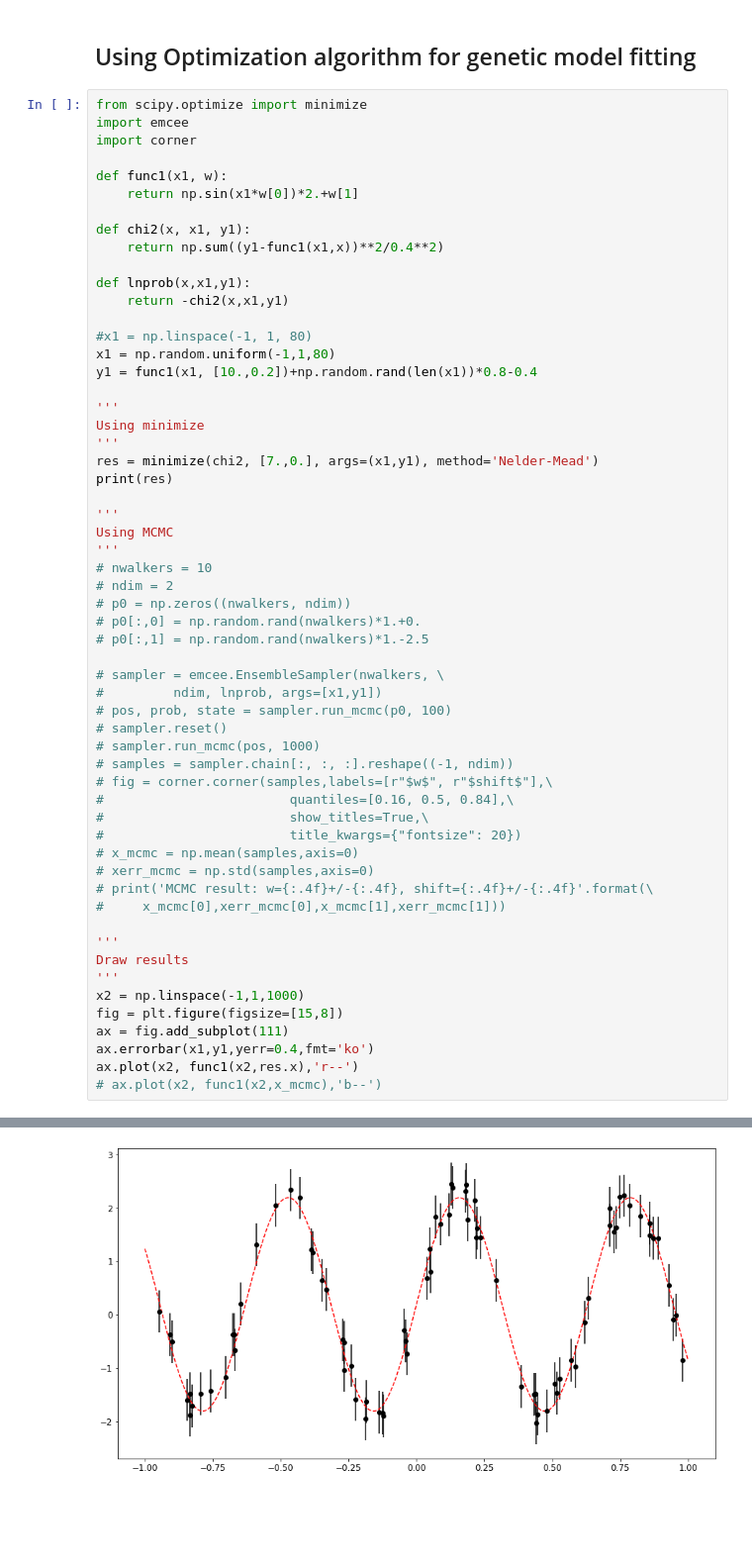
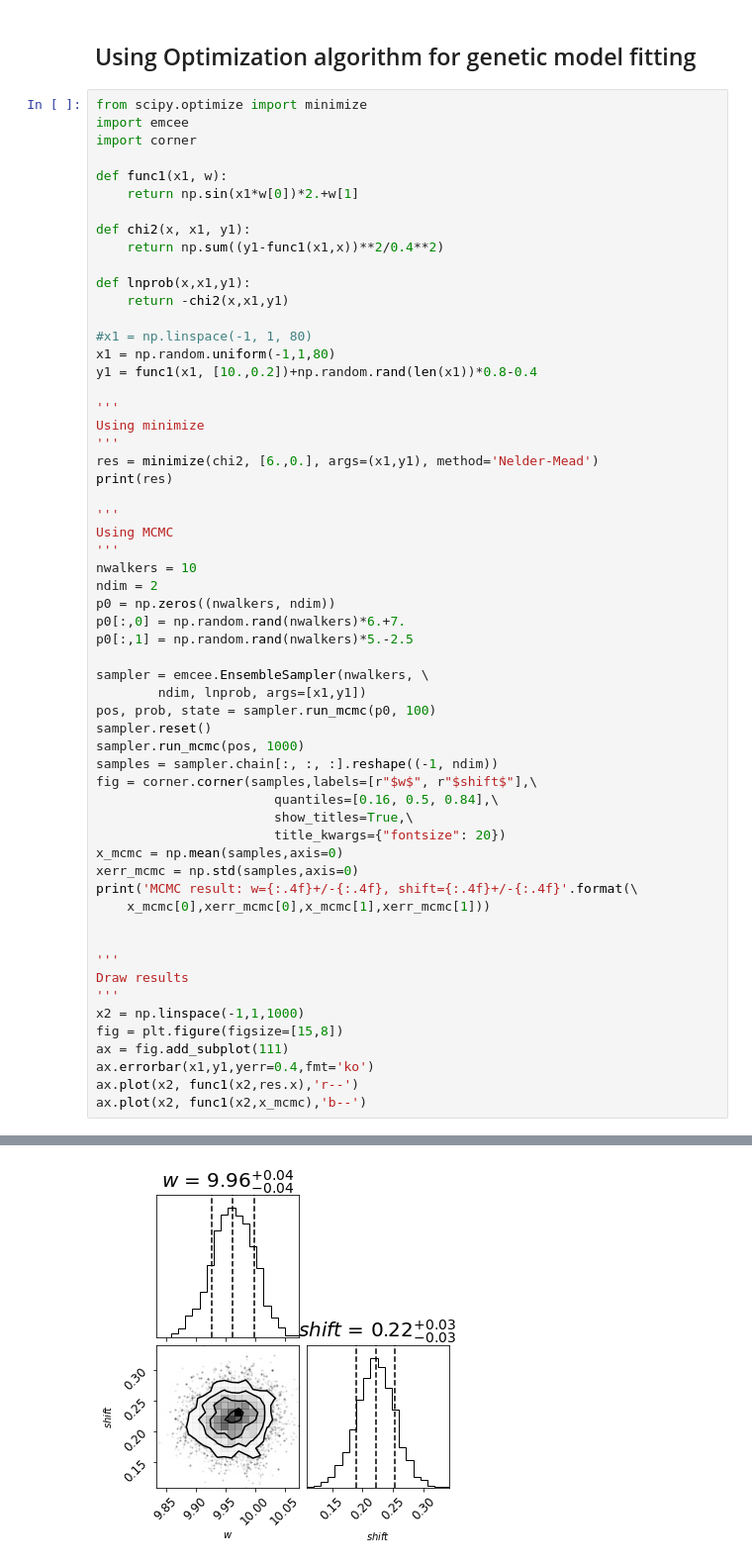
Before and after one commit to liuchaonaoc/Astrostatistics2022, a Jupyter notebook: Sample4A-2_modelfitting.ipynb, the cells around one changed output, grey strips where cells are left out. Shown at 99% size. Saved outputs shown, nothing was run; the diff lists cells and outputs as text; blank space fills up the shorter version.

```diff
--- a/Sample4A-2_modelfitting.ipynb
+++ b/Sample4A-2_modelfitting.ipynb
@@ -213,32 +213,33 @@ y1 = func1(x1, [10.,0.2])+np.random.rand(len(x1))*0.8-0.4
 '''
 Using minimize
 '''
-res = minimize(chi2, [7.,0.], args=(x1,y1), method='Nelder-Mead')
+res = minimize(chi2, [6.,0.], args=(x1,y1), method='Nelder-Mead')
 print(res)
 
 '''
 Using MCMC
 '''
-# nwalkers = 10
-# ndim = 2
-# p0 = np.zeros((nwalkers, ndim))
-# p0[:,0] = np.random.rand(nwalkers)*1.+0.
-# p0[:,1] = np.random.rand(nwalkers)*1.-2.5
+nwalkers = 10
+ndim = 2
+p0 = np.zeros((nwalkers, ndim))
+p0[:,0] = np.random.rand(nwalkers)*6.+7.
+p0[:,1] = np.random.rand(nwalkers)*5.-2.5
 
-# sampler = emcee.EnsembleSampler(nwalkers, \
-#         ndim, lnprob, args=[x1,y1])
-# pos, prob, state = sampler.run_mcmc(p0, 100)
-# sampler.reset()
-# sampler.run_mcmc(pos, 1000)
-# samples = sampler.chain[:, :, :].reshape((-1, ndim))
-# fig = corner.corner(samples,labels=[r"$w$", r"$shift$"],\
-#                        quantiles=[0.16, 0.5, 0.84],\
-#                        show_titles=True,\
-#                        title_kwargs={"fontsize": 20})
-# x_mcmc = np.mean(samples,axis=0)
-# xerr_mcmc = np.std(samples,axis=0)
-# print('MCMC result: w={:.4f}+/-{:.4f}, shift={:.4f}+/-{:.4f}'.format(\
-#     x_mcmc[0],xerr_mcmc[0],x_mcmc[1],xerr_mcmc[1]))
+sampler = emcee.EnsembleSampler(nwalkers, \
+        ndim, lnprob, args=[x1,y1])
+pos, prob, state = sampler.run_mcmc(p0, 100)
+sampler.reset()
+sampler.run_mcmc(pos, 1000)
+samples = sampler.chain[:, :, :].reshape((-1, ndim))
+fig = corner.corner(samples,labels=[r"$w$", r"$shift$"],\
+                       quantiles=[0.16, 0.5, 0.84],\
+                       show_titles=True,\
+                       title_kwargs={"fontsize": 20})
+x_mcmc = np.mean(samples,axis=0)
+xerr_mcmc = np.std(samples,axis=0)
+print('MCMC result: w={:.4f}+/-{:.4f}, shift={:.4f}+/-{:.4f}'.format(\
+    x_mcmc[0],xerr_mcmc[0],x_mcmc[1],xerr_mcmc[1]))
+
 
 '''
 Draw results
@@ -248,5 +249,5 @@ fig = plt.figure(figsize=[15,8])
 ax = fig.add_subplot(111)
 ax.errorbar(x1,y1,yerr=0.4,fmt='ko')
 ax.plot(x2, func1(x2,res.x),'r--')
-# ax.plot(x2, func1(x2,x_mcmc),'b--')
+ax.plot(x2, func1(x2,x_mcmc),'b--')
 # %% [output]
@@ -263,2 +265,2 @@ ax.plot(x2, func1(x2,res.x),'r--')
 [<matplotlib.lines.Line2D at 0x...>]
-[figure, old version]
+[figure, new version]
```
Also changed, not shown: parts of 3 cells of this notebook, 8 other files.
